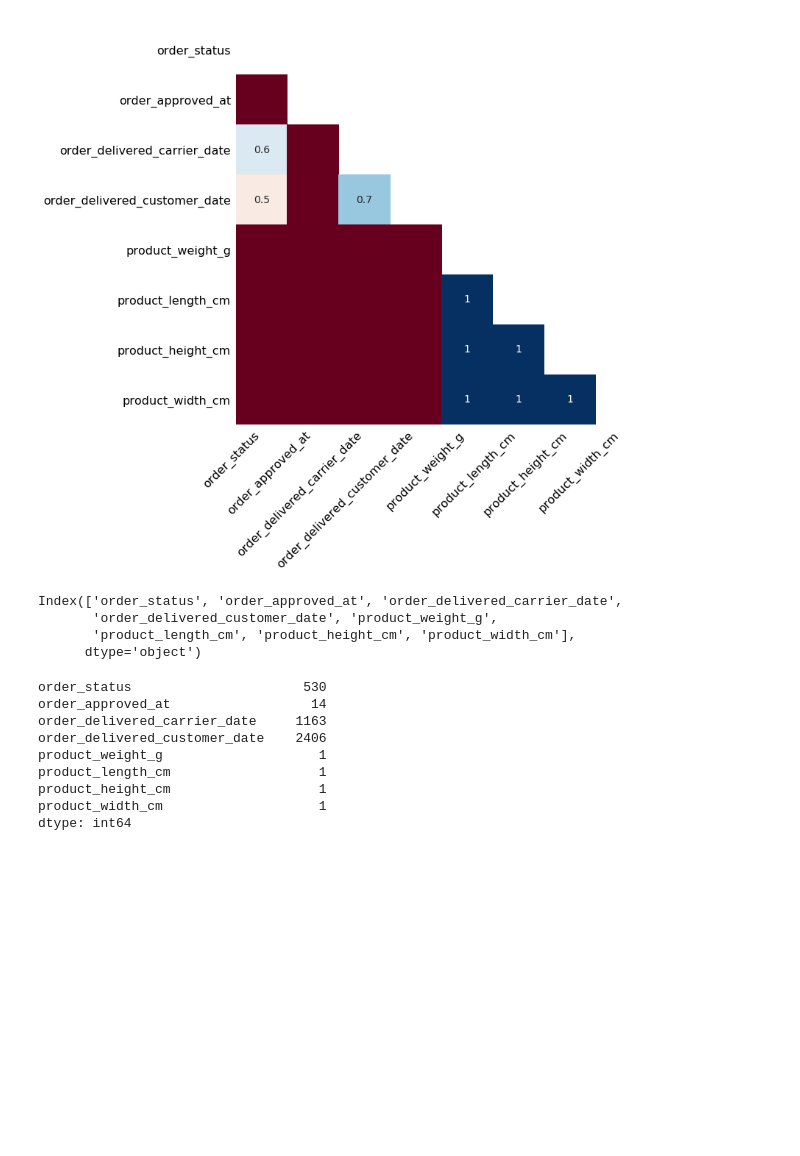
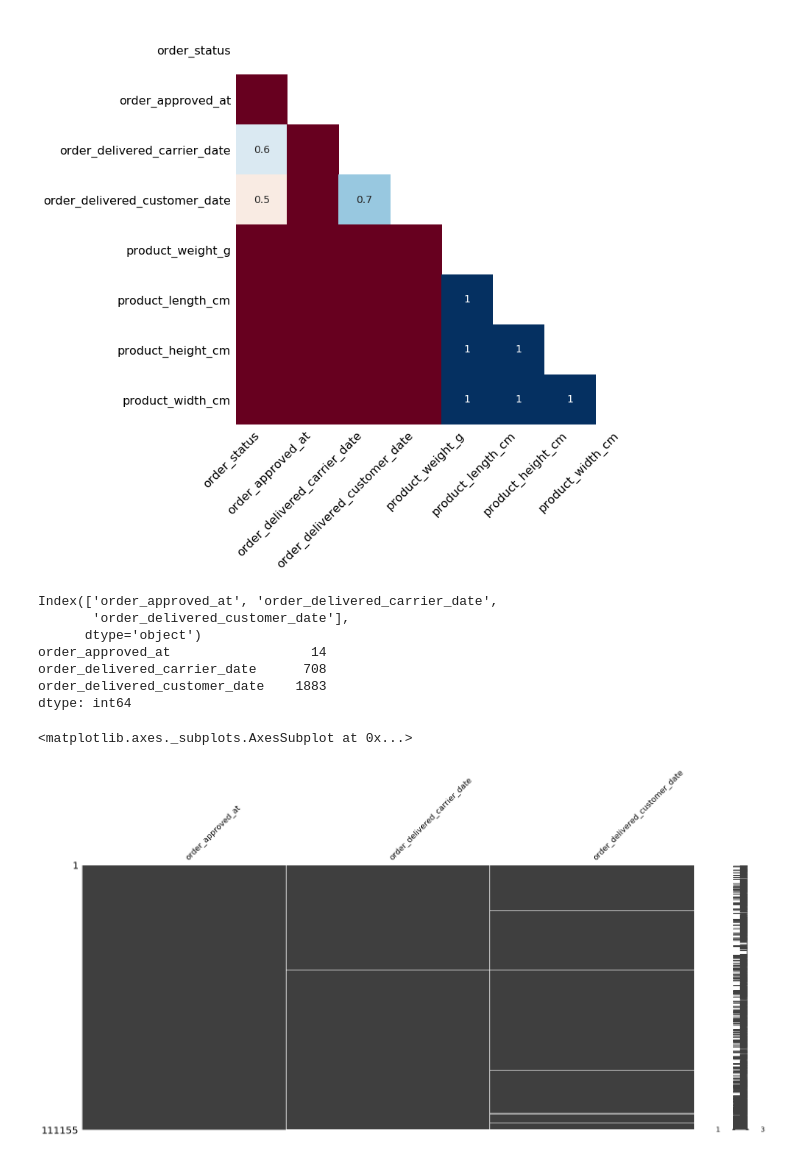
Before and after one commit to Anna103/E-commerce-Inventory-Management-by-Forecasting-Sales., a Jupyter notebook: Join_Seller_Product.ipynb, the cells around one changed output. Saved outputs shown, nothing was run; the diff lists cells and outputs as text; code cells hidden in the pictures; blank space fills up the shorter version.

Commit message:
Join Seller Product

```diff
--- a/Join_Seller_Product.ipynb
+++ b/Join_Seller_Product.ipynb
@@ -216,21 +217,20 @@ msno.heatmap(olist_seller_order_customer_reviews_null[missingdata], figsize=(10,
 [figure]
 # %%
 olist_seller_order_customer_reviews_null.head()
-olist_seller_order_customer_reviews_null.dropna(subset=['order_status','product_weight_g','product_height_cm','product_length_cm','product_width_cm'])
+olist_seller_order_customer_reviews_null.dropna(subset=['order_status','product_weight_g','product_height_cm','product_length_cm','product_width_cm'],inplace=True)
 null_columns=olist_seller_order_customer_reviews_null.columns[olist_seller_order_customer_reviews_null.isnull().any()]
 print(null_columns)
-olist_seller_order_customer_reviews_null[null_columns].isnull().sum()
+print(olist_seller_order_customer_reviews_null[null_columns].isnull().sum())
+#Missing Value Analysis
+missingdata = olist_seller_order_customer_reviews_null.columns[olist_seller_order_customer_reviews_null.isnull().any()].tolist()
+msno.matrix(olist_seller_order_customer_reviews_null[missingdata])
 # %% [output]
-Index(['order_status', 'order_approved_at', 'order_delivered_carrier_date',
-       'order_delivered_customer_date', 'product_weight_g',
-       'product_length_cm', 'product_height_cm', 'product_width_cm'],
+Index(['order_approved_at', 'order_delivered_carrier_date',
+       'order_delivered_customer_date'],
       dtype='object')
+order_approved_at                  14
+order_delivered_carrier_date      708
+order_delivered_customer_date    1883
+dtype: int64
-order_status                      530
-order_approved_at                  14
-order_delivered_carrier_date     1163
-order_delivered_customer_date    2406
-product_weight_g                    1
-product_length_cm                   1
-product_height_cm                   1
-product_width_cm                    1
-dtype: int64
+<matplotlib.axes._subplots.AxesSubplot at 0x...>
+[figure, added]
```
Also changed, not shown: parts of 5 cells of this notebook.
